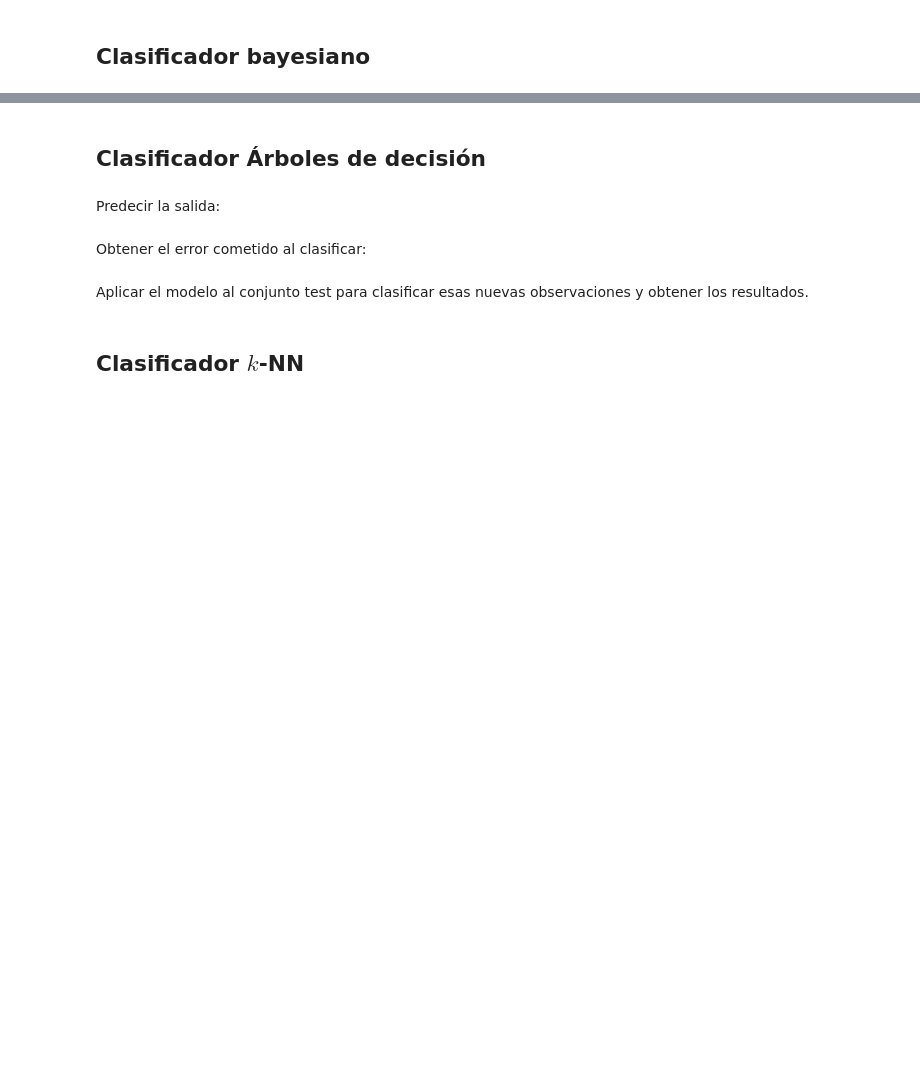
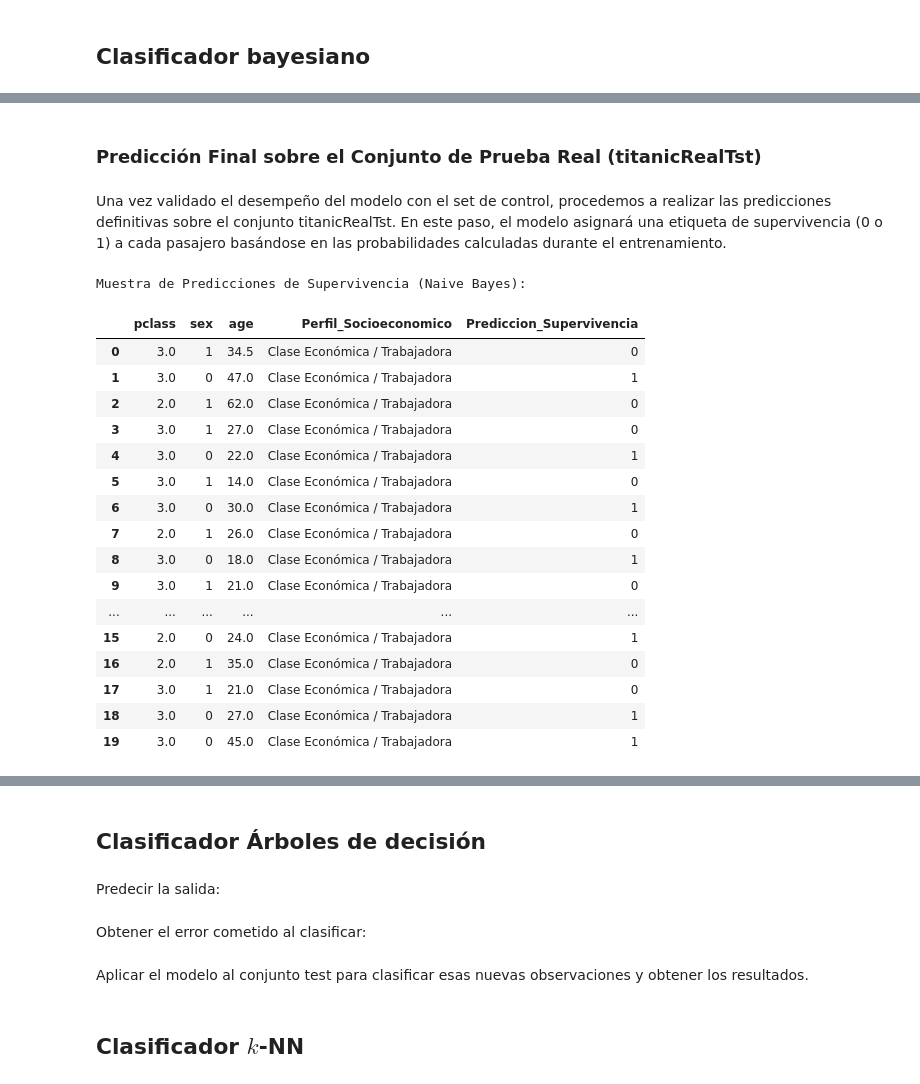
Before and after one commit to duvan1026/Titanic_Big_Data, a Jupyter notebook: ABD_CastroBautistaDuvanDario.ipynb, the cells around one changed output, grey strips where cells are left out. Saved outputs shown, nothing was run; the diff lists cells and outputs as text; code cells hidden in the pictures; blank space fills up the shorter version.

```diff
--- a/ABD_CastroBautistaDuvanDario.ipynb
+++ b/ABD_CastroBautistaDuvanDario.ipynb
@@ -2028,0 +2093,45 @@ Aplicar el modelo al conjunto test para clasificar esas nuevas observaciones y o
+# %% [markdown]
+### Predicción Final sobre el Conjunto de Prueba Real (titanicRealTst)
+# %% [markdown]
+Una vez validado el desempeño del modelo con el set de control, procedemos a realizar las predicciones definitivas sobre el conjunto titanicRealTst. En este paso, el modelo asignará una etiqueta de supervivencia (0 o 1) a cada pasajero basándose en las probabilidades calculadas durante el entrenamiento.
+# %%
+# 1. Realizar la predicción de supervivencia (0 = No sobrevivió, 1 = Sobrevivió)
+predicciones_finales = nb_model.predict(titanicRealTst)
+
+# 2. Crear un DataFrame para consolidar y visualizar los resultados finales
+df_predicciones = titanicRealTst.copy()
+
+# 3. Revertir el escalado para que la interpretación humana sea posible
+# Usamos las columnas numéricas y el scaler definido previamente
+df_predicciones[num_cols] = scaler.inverse_transform(titanicRealTst[num_cols])
+
+# 4. Agregar las predicciones al DataFrame
+df_predicciones['Prediccion_Supervivencia'] = predicciones_finales
+
+# 5. Agregar el nombre del cluster que asignamos en la fase anterior
+# para ver la relación entre el grupo social y la supervivencia predicha
+df_predicciones['Perfil_Socioeconomico'] = clusters_test
+df_predicciones['Perfil_Socioeconomico'] = df_predicciones['Perfil_Socioeconomico'].map(mapeo_nombres)
+
+# 6. Mostrar una muestra de los resultados
+print("Muestra de Predicciones de Supervivencia (Naive Bayes):")
+display(df_predicciones[['pclass', 'sex', 'age', 'Perfil_Socioeconomico', 'Prediccion_Supervivencia']].head(20))
+# %% [output]
+Muestra de Predicciones de Supervivencia (Naive Bayes):
+|  | pclass | sex | age | Perfil_Socioeconomico | Prediccion_Supervivencia |
+| 0 | 3.0 | 1 | 34.5 | Clase Económica / Trabajadora | 0 |
+| 1 | 3.0 | 0 | 47.0 | Clase Económica / Trabajadora | 1 |
+| 2 | 2.0 | 1 | 62.0 | Clase Económica / Trabajadora | 0 |
+| 3 | 3.0 | 1 | 27.0 | Clase Económica / Trabajadora | 0 |
+| 4 | 3.0 | 0 | 22.0 | Clase Económica / Trabajadora | 1 |
+| 5 | 3.0 | 1 | 14.0 | Clase Económica / Trabajadora | 0 |
+| 6 | 3.0 | 0 | 30.0 | Clase Económica / Trabajadora | 1 |
+| 7 | 2.0 | 1 | 26.0 | Clase Económica / Trabajadora | 0 |
+| 8 | 3.0 | 0 | 18.0 | Clase Económica / Trabajadora | 1 |
+| 9 | 3.0 | 1 | 21.0 | Clase Económica / Trabajadora | 0 |
+| ... | ... | ... | ... | ... | ... |
+| 15 | 2.0 | 0 | 24.0 | Clase Económica / Trabajadora | 1 |
+| 16 | 2.0 | 1 | 35.0 | Clase Económica / Trabajadora | 0 |
+| 17 | 3.0 | 1 | 21.0 | Clase Económica / Trabajadora | 0 |
+| 18 | 3.0 | 0 | 27.0 | Clase Económica / Trabajadora | 1 |
+| 19 | 3.0 | 0 | 45.0 | Clase Económica / Trabajadora | 1 |
```
Also changed, not shown: parts of 18 cells of this notebook.
